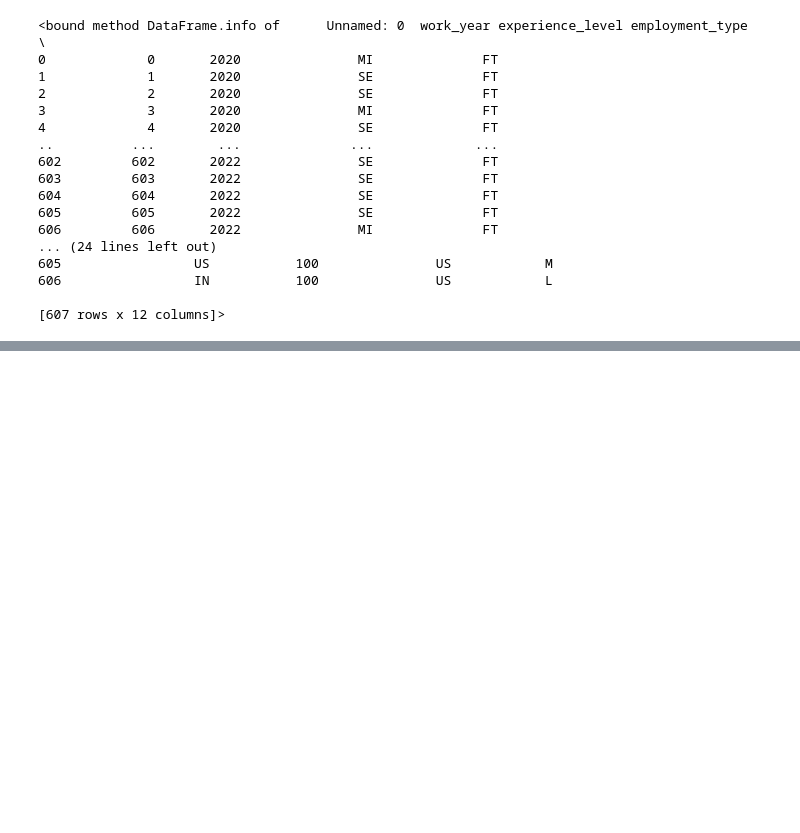
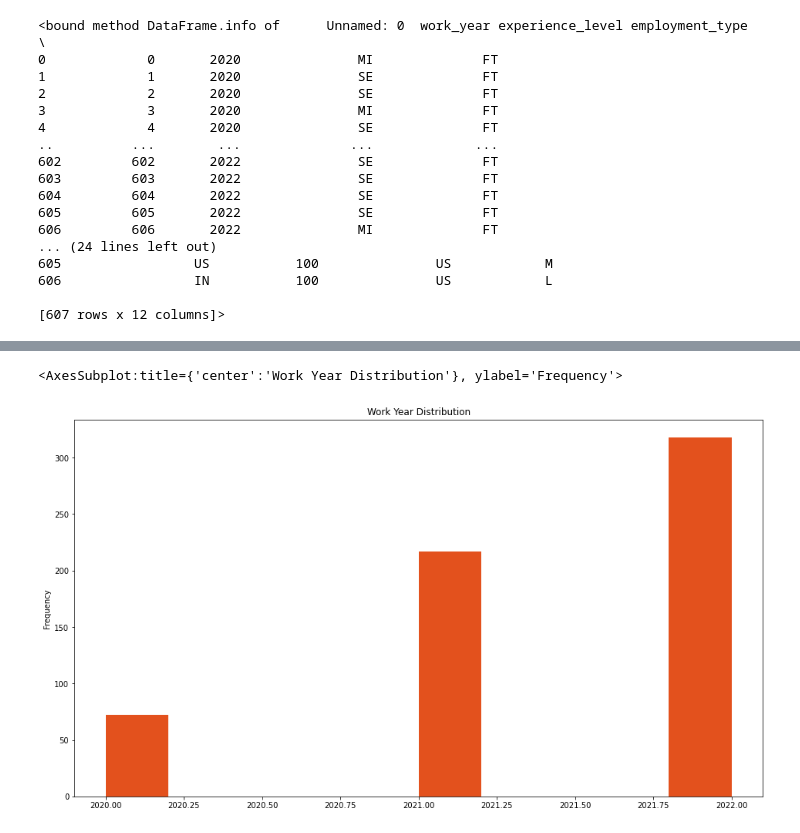
Before and after one commit to m3redithw/data-science-visualizations, a Jupyter notebook: DataScienceSalaries/ds_salaries_eda.ipynb, the cells around one changed output, grey strips where cells are left out. Drawn from its saved outputs; the diff is of its cells as text; code cells hidden in the pictures; blank space fills up the shorter version.

```diff
--- a/DataScienceSalaries/ds_salaries_eda.ipynb
+++ b/DataScienceSalaries/ds_salaries_eda.ipynb
@@ -80,0 +120,7 @@ df.info
+# %%
+# distribution of entrys per year
+plt.figure(figsize = (16,9))
+df.work_year.plot.hist(title = 'Work Year Distribution', color = '#e3511d')
+# %% [output]
+<AxesSubplot:title={'center':'Work Year Distribution'}, ylabel='Frequency'>
+[figure, added]
```
Also changed, not shown: parts of 13 cells of this notebook.
